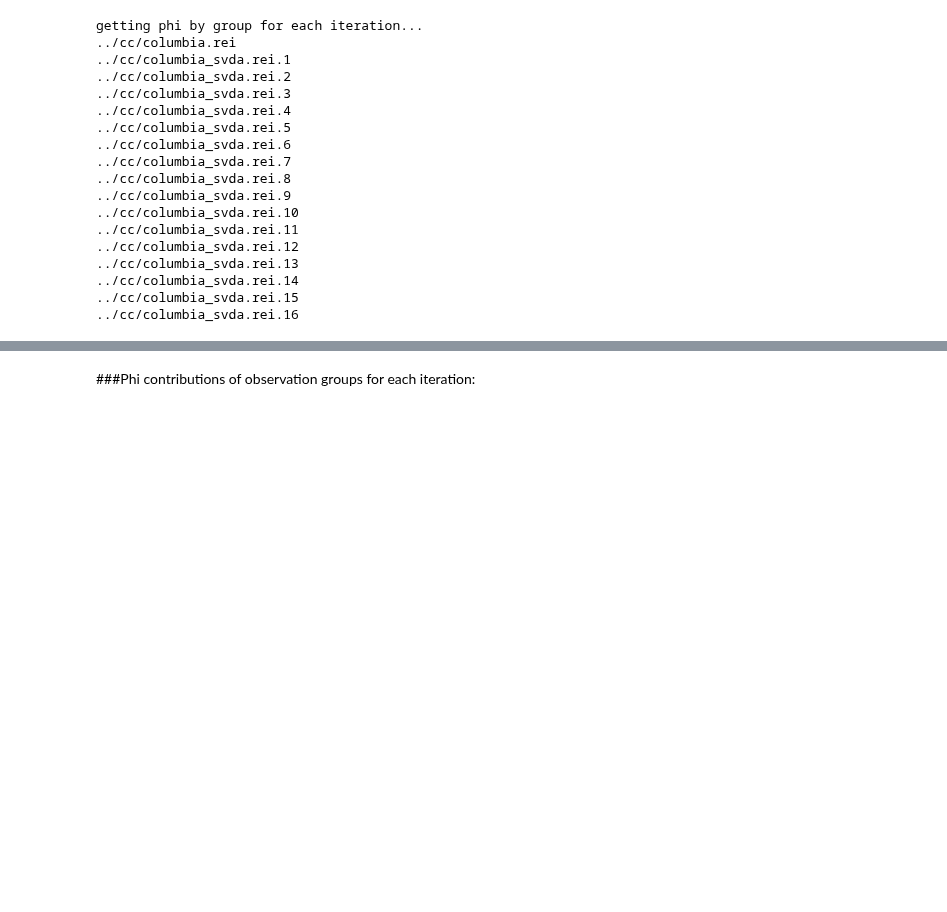
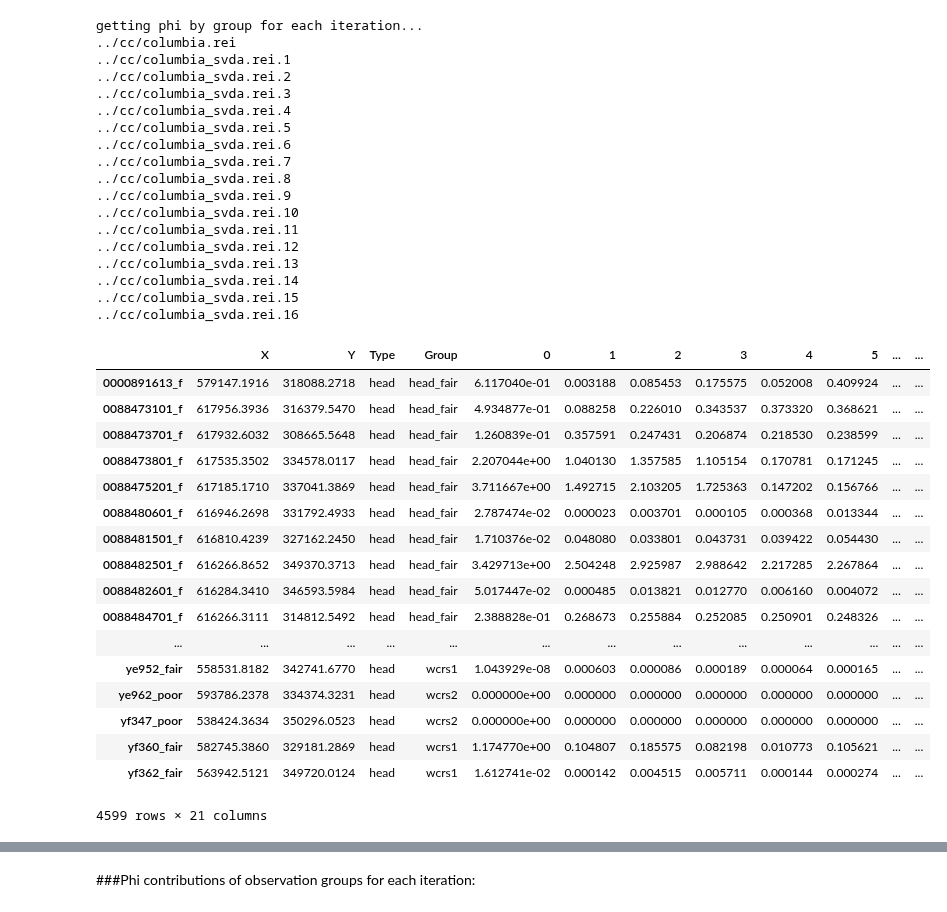
Before and after one commit to PESTools/pestools, a Jupyter notebook: examples/Rei.ipynb, the cells around one changed output, grey strips where cells are left out. Cells and saved outputs as stored; diff of their text form; code cells hidden in the pictures; blank space fills up the shorter version.

```diff
--- a/examples/Rei.ipynb
+++ b/examples/Rei.ipynb
@@ -91,3 +54,24 @@ getting phi by group for each iteration...
 ../cc/columbia_svda.rei.14
 ../cc/columbia_svda.rei.15
 ../cc/columbia_svda.rei.16
+# %%
+rei.phi
+# %% [output]
+|  | X | Y | Type | Group | 0 | 1 | 2 | 3 | 4 | 5 | ... | ... |
+| 0000891613_f | 579147.1916 | 318088.2718 | head | head_fair | 6.117040e-01 | 0.003188 | 0.085453 | 0.175575 | 0.052008 | 0.409924 | ... | ... |
+| 0088473101_f | 617956.3936 | 316379.5470 | head | head_fair | 4.934877e-01 | 0.088258 | 0.226010 | 0.343537 | 0.373320 | 0.368621 | ... | ... |
+| 0088473701_f | 617932.6032 | 308665.5648 | head | head_fair | 1.260839e-01 | 0.357591 | 0.247431 | 0.206874 | 0.218530 | 0.238599 | ... | ... |
+| 0088473801_f | 617535.3502 | 334578.0117 | head | head_fair | 2.207044e+00 | 1.040130 | 1.357585 | 1.105154 | 0.170781 | 0.171245 | ... | ... |
+| 0088475201_f | 617185.1710 | 337041.3869 | head | head_fair | 3.711667e+00 | 1.492715 | 2.103205 | 1.725363 | 0.147202 | 0.156766 | ... | ... |
+| 0088480601_f | 616946.2698 | 331792.4933 | head | head_fair | 2.787474e-02 | 0.000023 | 0.003701 | 0.000105 | 0.000368 | 0.013344 | ... | ... |
+| 0088481501_f | 616810.4239 | 327162.2450 | head | head_fair | 1.710376e-02 | 0.048080 | 0.033801 | 0.043731 | 0.039422 | 0.054430 | ... | ... |
+| 0088482501_f | 616266.8652 | 349370.3713 | head | head_fair | 3.429713e+00 | 2.504248 | 2.925987 | 2.988642 | 2.217285 | 2.267864 | ... | ... |
+| 0088482601_f | 616284.3410 | 346593.5984 | head | head_fair | 5.017447e-02 | 0.000485 | 0.013821 | 0.012770 | 0.006160 | 0.004072 | ... | ... |
+| 0088484701_f | 616266.3111 | 314812.5492 | head | head_fair | 2.388828e-01 | 0.268673 | 0.255884 | 0.252085 | 0.250901 | 0.248326 | ... | ... |
+| ... | ... | ... | ... | ... | ... | ... | ... | ... | ... | ... | ... | ... |
+| ye952_fair | 558531.8182 | 342741.6770 | head | wcrs1 | 1.043929e-08 | 0.000603 | 0.000086 | 0.000189 | 0.000064 | 0.000165 | ... | ... |
+| ye962_poor | 593786.2378 | 334374.3231 | head | wcrs2 | 0.000000e+00 | 0.000000 | 0.000000 | 0.000000 | 0.000000 | 0.000000 | ... | ... |
+| yf347_poor | 538424.3634 | 350296.0523 | head | wcrs2 | 0.000000e+00 | 0.000000 | 0.000000 | 0.000000 | 0.000000 | 0.000000 | ... | ... |
+| yf360_fair | 582745.3860 | 329181.2869 | head | wcrs1 | 1.174770e+00 | 0.104807 | 0.185575 | 0.082198 | 0.010773 | 0.105621 | ... | ... |
+| yf362_fair | 563942.5121 | 349720.0124 | head | wcrs1 | 1.612741e-02 | 0.000142 | 0.004515 | 0.005711 | 0.000144 | 0.000274 | ... | ... |
+4599 rows × 21 columns
```
Also changed, not shown: parts of 11 cells of this notebook, 4 other files.
